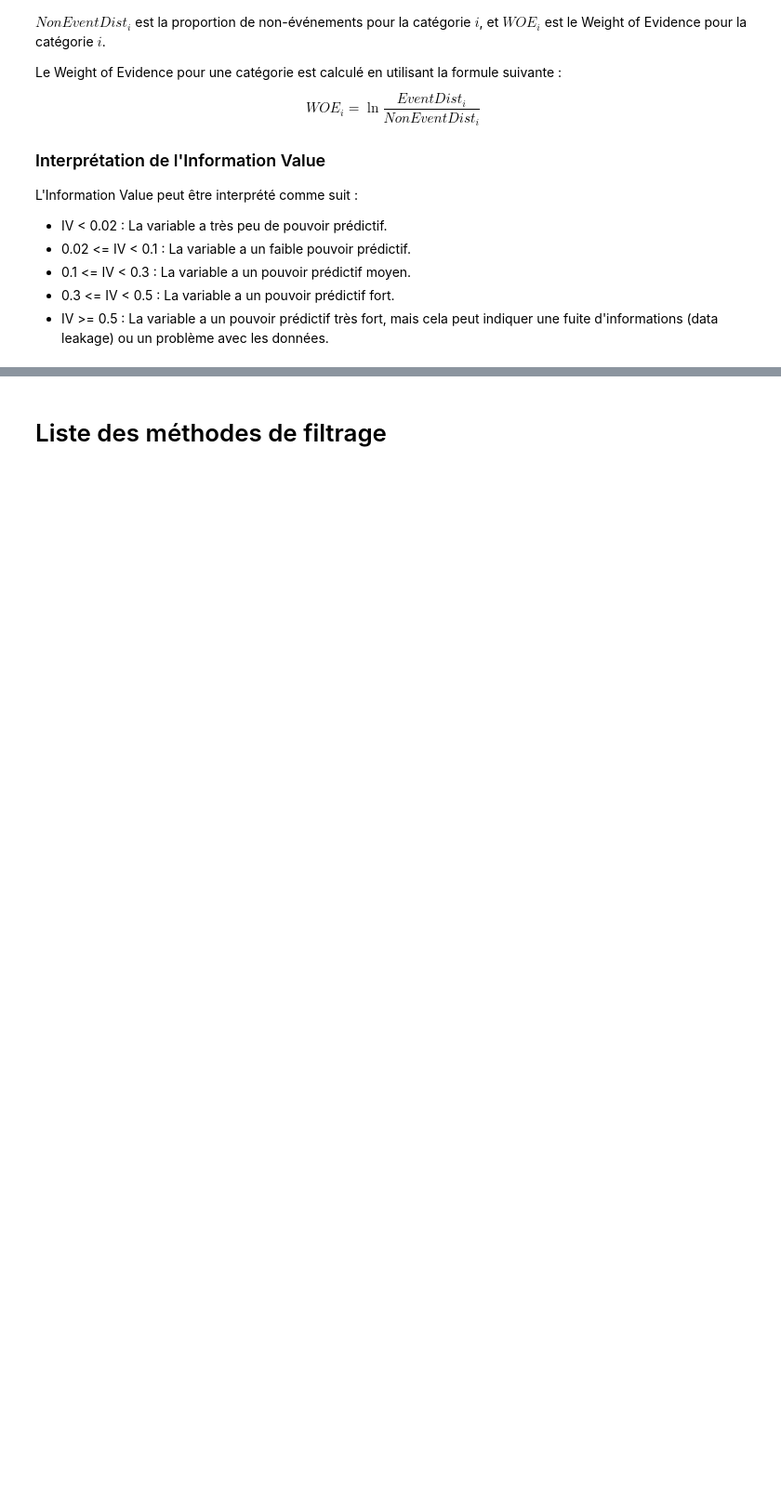
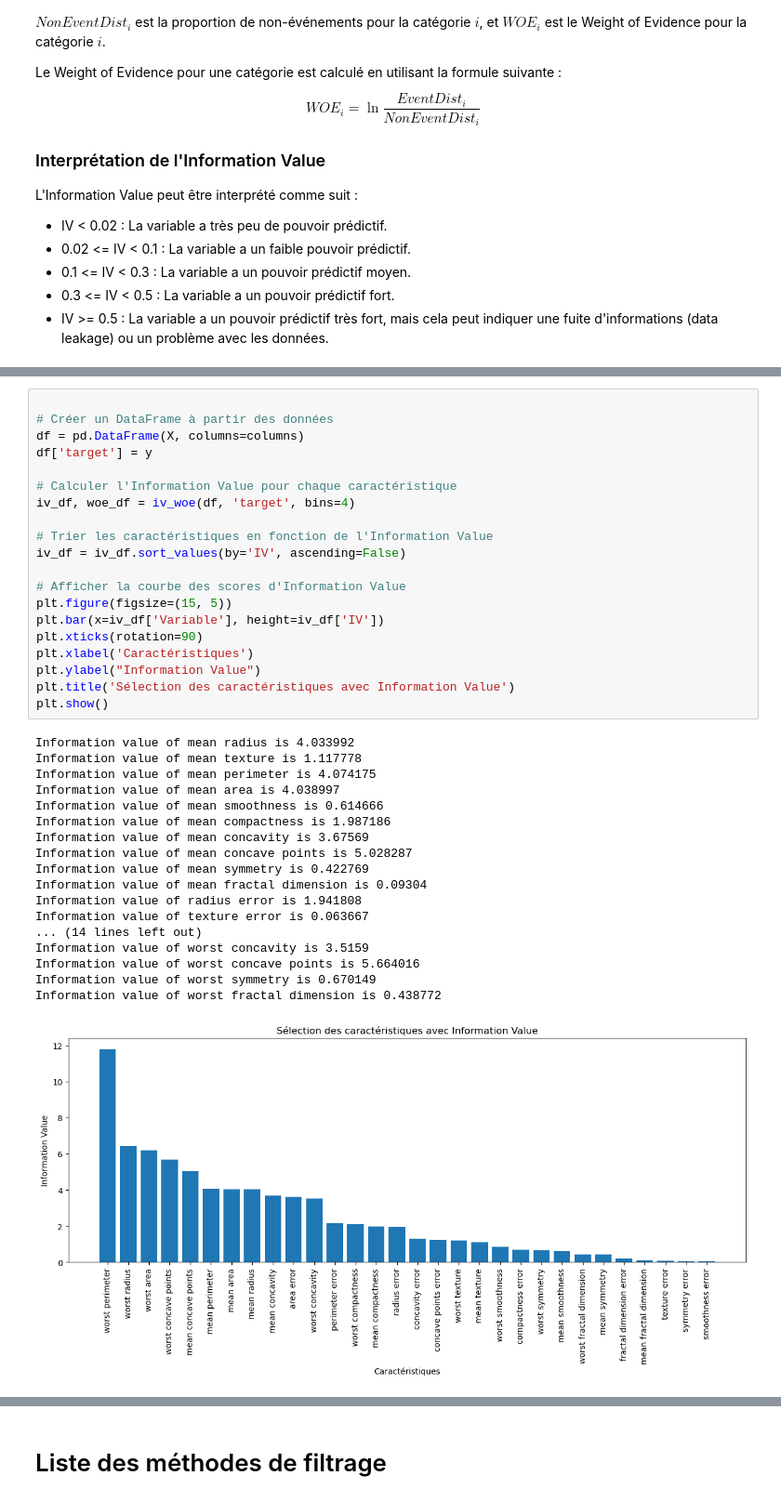
Before and after one commit to LeCoinStat/100JoursDeML, a Jupyter notebook: 04_Selection_Features/Selection_Features.ipynb, the cells around one changed output, grey strips where cells are left out. Shown at 93% size. Drawn from its saved outputs; the diff is of its cells as text; blank space fills up the shorter version.

```diff
--- a/04_Selection_Features/Selection_Features.ipynb
+++ b/04_Selection_Features/Selection_Features.ipynb
@@ -479 +583,40 @@ plt.show()
+# %%
+
+# Créer un DataFrame à partir des données
+df = pd.DataFrame(X, columns=columns)
+df['target'] = y
+
+# Calculer l'Information Value pour chaque caractéristique
+iv_df, woe_df = iv_woe(df, 'target', bins=4)
+
+# Trier les caractéristiques en fonction de l'Information Value
+iv_df = iv_df.sort_values(by='IV', ascending=False)
+
+# Afficher la courbe des scores d'Information Value
+plt.figure(figsize=(15, 5))
+plt.bar(x=iv_df['Variable'], height=iv_df['IV'])
+plt.xticks(rotation=90)
+plt.xlabel('Caractéristiques')
+plt.ylabel("Information Value")
+plt.title('Sélection des caractéristiques avec Information Value')
+plt.show()
+# %% [output]
+Information value of mean radius is 4.033992
+Information value of mean texture is 1.117778
+Information value of mean perimeter is 4.074175
+Information value of mean area is 4.038997
+Information value of mean smoothness is 0.614666
+Information value of mean compactness is 1.987186
+Information value of mean concavity is 3.67569
+Information value of mean concave points is 5.028287
+Information value of mean symmetry is 0.422769
+Information value of mean fractal dimension is 0.09304
+Information value of radius error is 1.941808
+Information value of texture error is 0.063667
+... (14 lines left out)
+Information value of worst concavity is 3.5159
+Information value of worst concave points is 5.664016
+Information value of worst symmetry is 0.670149
+Information value of worst fractal dimension is 0.438772
+[figure, added]
 # %%
```
Also changed, not shown: parts of 8 cells of this notebook, 1 other file.
